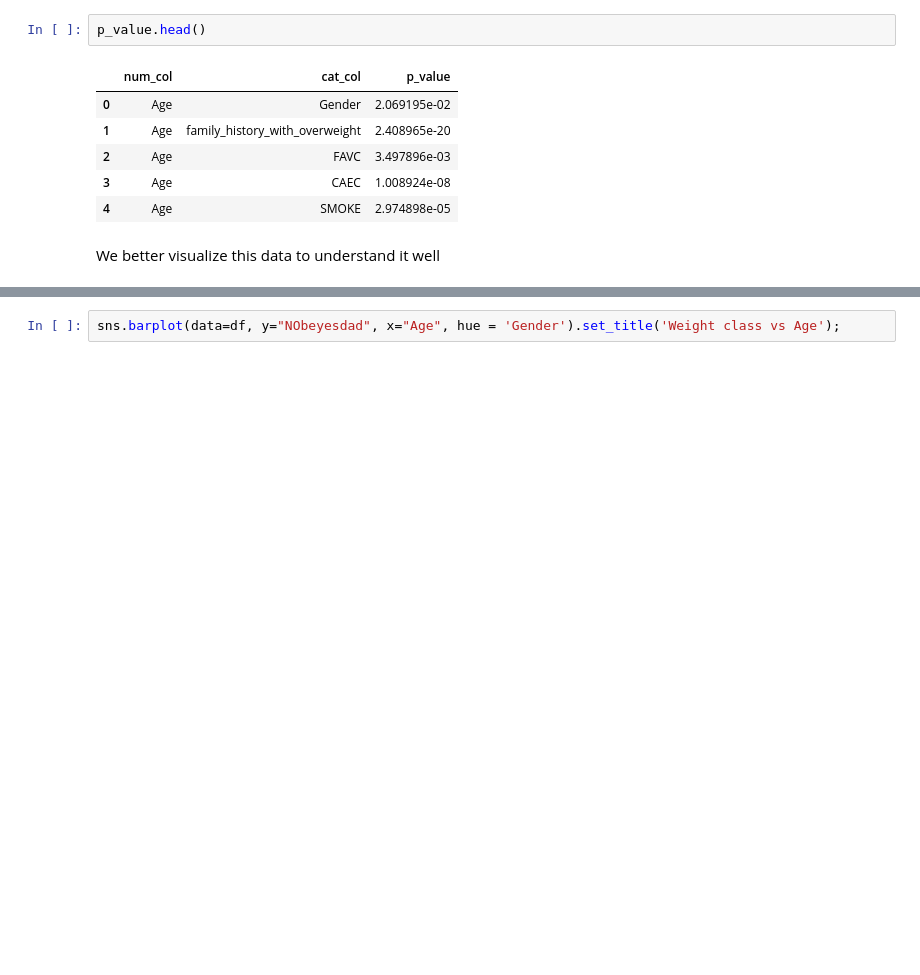
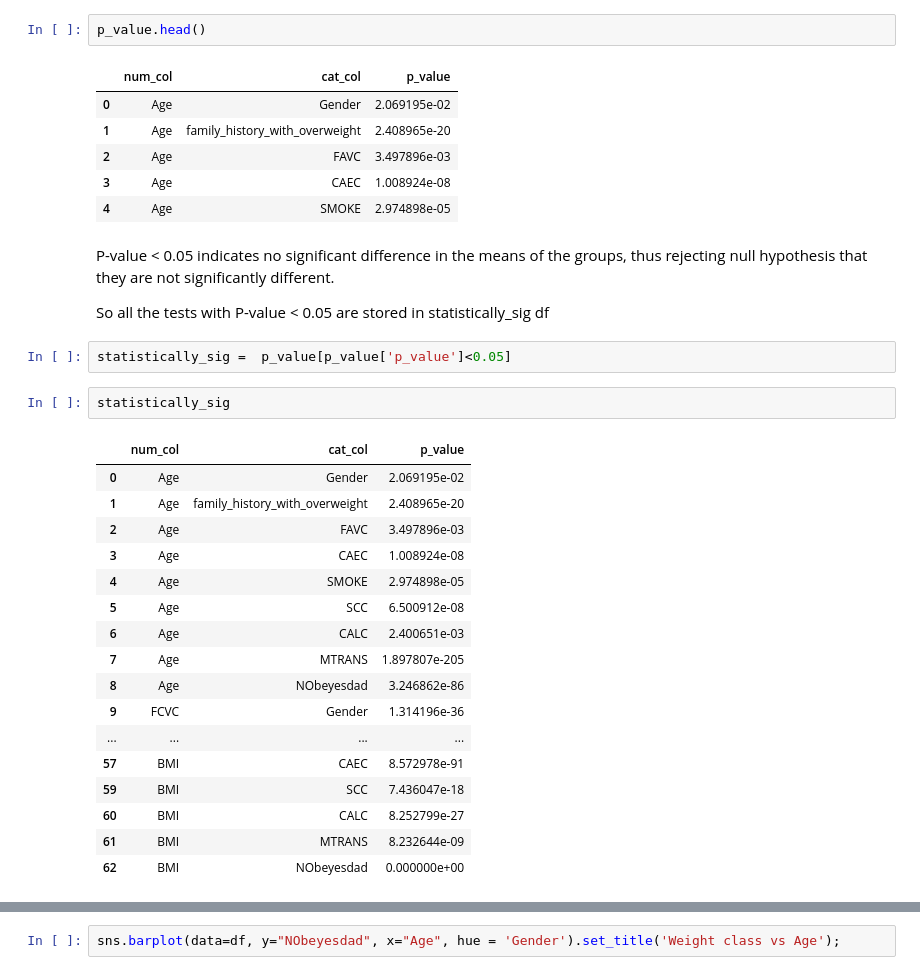
Before and after one commit to gshreya5/colab, a Jupyter notebook: EDA_on_UCI_Obesity_Dataset.ipynb, the cells around one changed output, grey strips where cells are left out. Cells and saved outputs as stored; diff of their text form; blank space fills up the shorter version.

```diff
--- a/EDA_on_UCI_Obesity_Dataset.ipynb
+++ b/EDA_on_UCI_Obesity_Dataset.ipynb
@@ -289,6 +297,30 @@ p_value.head()
 | 2 | Age | FAVC | 3.497896e-03 |
 | 3 | Age | CAEC | 1.008924e-08 |
 | 4 | Age | SMOKE | 2.974898e-05 |
-# %% [markdown]
-We better visualize this data to understand it well
+# %% [markdown]
+P-value < 0.05 indicates no significant difference in the means of the groups, thus rejecting null hypothesis that they are not significantly different.
+
+So all the tests with P-value < 0.05 are stored in statistically_sig df
+# %%
+statistically_sig =  p_value[p_value['p_value']<0.05]
+# %%
+statistically_sig
+# %% [output]
+|  | num_col | cat_col | p_value |
+| 0 | Age | Gender | 2.069195e-02 |
+| 1 | Age | family_history_with_overweight | 2.408965e-20 |
+| 2 | Age | FAVC | 3.497896e-03 |
+| 3 | Age | CAEC | 1.008924e-08 |
+| 4 | Age | SMOKE | 2.974898e-05 |
+| 5 | Age | SCC | 6.500912e-08 |
+| 6 | Age | CALC | 2.400651e-03 |
+| 7 | Age | MTRANS | 1.897807e-205 |
+| 8 | Age | NObeyesdad | 3.246862e-86 |
+| 9 | FCVC | Gender | 1.314196e-36 |
+| ... | ... | ... | ... |
+| 57 | BMI | CAEC | 8.572978e-91 |
+| 59 | BMI | SCC | 7.436047e-18 |
+| 60 | BMI | CALC | 8.252799e-27 |
+| 61 | BMI | MTRANS | 8.232644e-09 |
+| 62 | BMI | NObeyesdad | 0.000000e+00 |
 # %%
```
Also changed, not shown: parts of 10 cells of this notebook.
